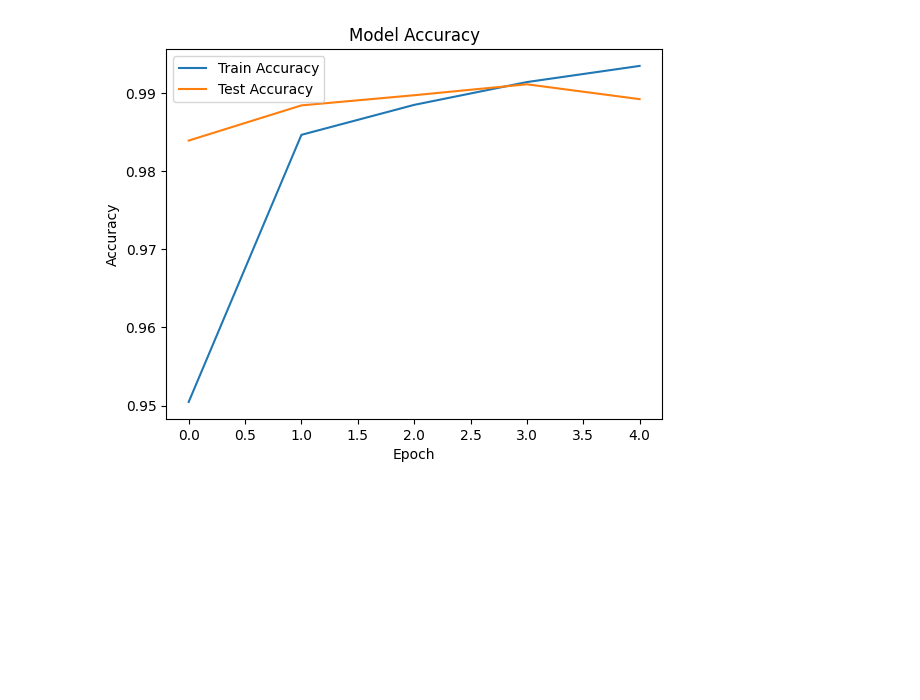
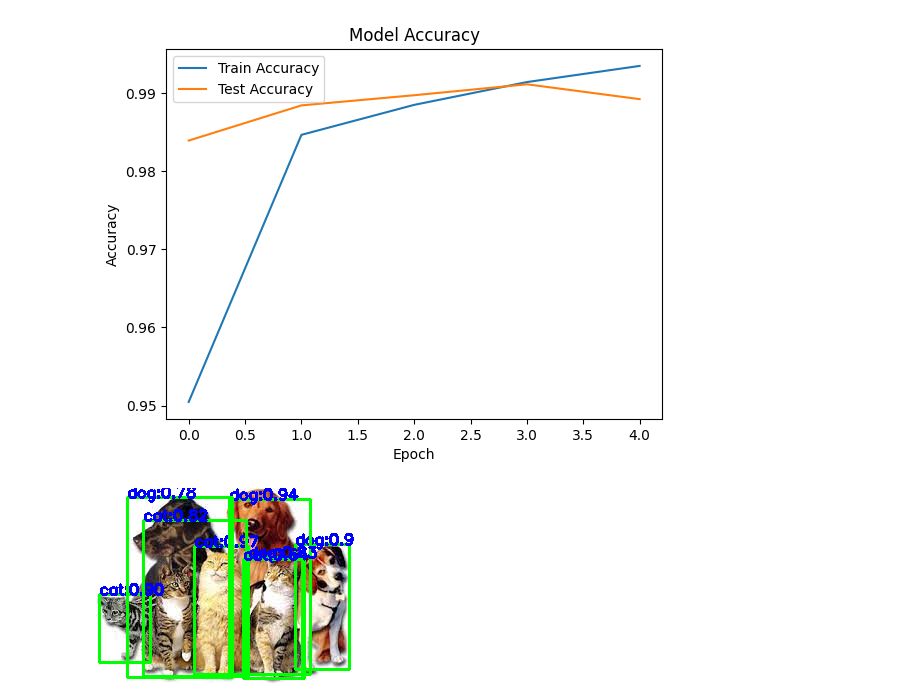
Before and after one commit to Nisarga253/Deep-Learning, a Jupyter notebook: MODIFICATIONS.ipynb, the cells around one changed output. Saved outputs shown, nothing was run; the diff lists cells and outputs as text; code cells hidden in the pictures; blank space fills up the shorter version.

```diff
--- a/MODIFICATIONS.ipynb
+++ b/MODIFICATIONS.ipynb
@@ -235,3 +235,84 @@ Epoch 5/5
 313/313 ━━━━━━━━━━━━━━━━━━━━ 4s 14ms/step - accuracy: 0.9856 - loss: 0.0527
 Test Accuracy: 0.9891999959945679
 [figure]
+# %%
+import torch
+import torchvision
+from torchvision.transforms import functional as F
+import cv2
+import numpy as np
+from google.colab.patches import cv2_imshow
+
+model = torchvision.models.detection.fasterrcnn_resnet50_fpn(pretrained=True)
+model.eval()
+
+COCO_INSTANCE_CATEGORY_NAMES = ['__background__', 'person', 'bicycle', 'car', 'motorcycle', 'airplane', 'bus',
+                                'train', 'truck', 'boat', 'traffic light', 'fire hydrant', 'N/A', 'stop sign', 'parking meter',
+                                'bench', 'bird', 'cat', 'dog', 'horse', 'sheep', 'cow', 'elephant', 'bear', 'zebra', 'giraffe',
+                                'N/A', 'backpack', 'umbrella', 'N/A', 'N/A', 'handbag', 'tie', 'suitcase', 'frisbee', 'skis',
+                                'snowboard', 'sports ball', 'kite', 'baseball bat', 'baseball glove', 'skateboard', 'surfboard',
+                                'tennis racket', 'bottle', 'N/A', 'wine glass', 'cup', 'fork', 'knife', 'spoon', 'bowl', 'banana',
+                                'apple', 'sandwich', 'orange', 'broccoli', 'carrot', 'hot dog', 'pizza', 'donut', 'cake', 'chair',
+                                'couch', 'potted plant', 'bed', 'dining table', 'N/A', 'N/A', 'toilet', 'N/A', 'tv', 'laptop',
+                                'mouse', 'remote', 'keyboard', 'cell phone', 'microwave', 'oven', 'toaster', 'sink', 'refrigerator',
+                                'N/A', 'book', 'clock', 'vase', 'scissors', 'teddy bear', 'hair drier', 'toothbrush']
+
+def detect_objects(image_path, confidence_threshold=0.5):
+    image = cv2.imread(image_path)
+    if image is None:
+        print(f"Error loading image from {image_path}. Please check the file path and ensure the image exists.")
+        return None
+
+    original_image = image.copy()
+    image_tensor = F.to_tensor(image).unsqueeze(0)
+
+    with torch.no_grad():
+        predictions = model(image_tensor)
+
+    boxes = predictions[0]['boxes'].cpu().numpy()
+    labels = predictions[0]['labels'].cpu().numpy()
+    scores = predictions[0]['scores'].cpu().numpy()
+
+    object_counts = {}
+
+
+    for i, box in enumerate(boxes):
+        if scores[i] > confidence_threshold:
+            label = COCO_INSTANCE_CATEGORY_NAMES[labels[i]]
+            score = scores[i]
+            start_point = (int(box[0]), int(box[1]))
+            end_point = (int(box[2]), int(box[3]))
+
+            cv2.rectangle(original_image, start_point, end_point, (0, 255, 0), 2)
+            cv2.putText(original_image, f"{label}:{score:.2f}", start_point, cv2.FONT_HERSHEY_SIMPLEX, 0.5, (255, 0, 0), 2)
+
+
+            if label in object_counts:
+                object_counts[label] += 1
+            else:
+                object_counts[label] = 1
+
+    return original_image, object_counts
+
+def count_specific_object(object_name, object_counts):
+
+    return object_counts.get(object_name, 0)
+
+if __name__ == "__main__":
+    image_path = '/cd.jpg'
+    detected_image, object_counts = detect_objects(image_path)
+
+    if detected_image is not None:
+
+        cv2_imshow(detected_image)
+
+
+        print("Detected objects count:")
+        for obj, count in object_counts.items():
+            print(f"{obj}: {count}")
+
+        object_name = 'bench'
+        count = count_specific_object(object_name, object_counts)
+        print(f"Count of '{object_name}': {count}")
+# %% [output]
+[figure, added]
```
Also changed, not shown: parts of 1 cell of this notebook.
